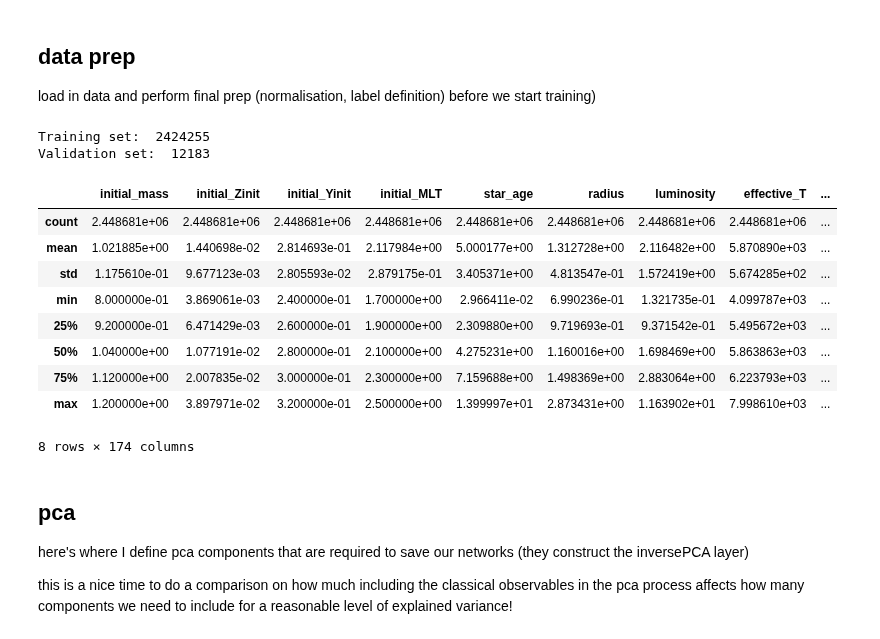
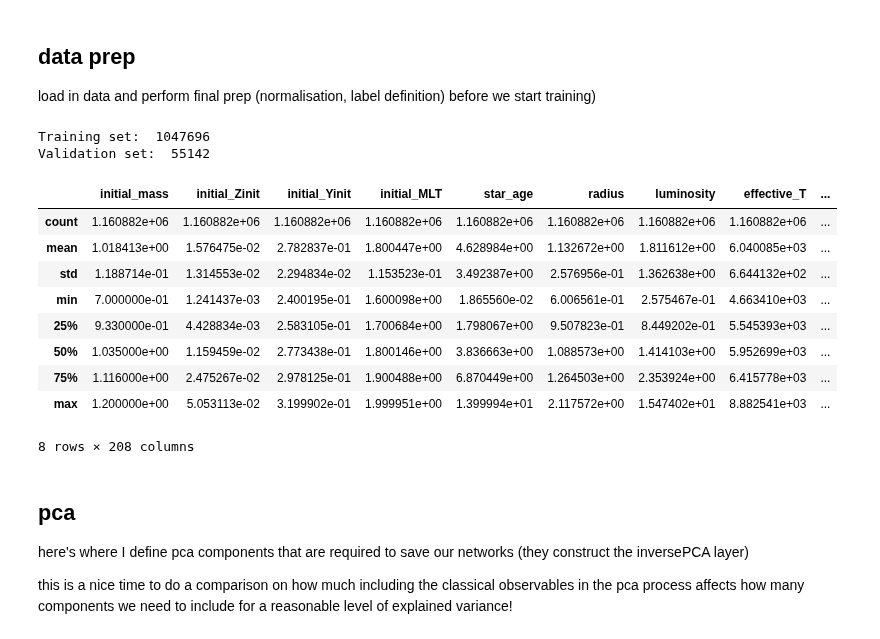
Before and after one commit to ojscutt/pitchfork, a Jupyter notebook: 2_train_gpu0.ipynb, the cells around one changed output. Drawn from its saved outputs; the diff is of its cells as text; code cells hidden in the pictures.

```diff
--- a/2_train_gpu0.ipynb
+++ b/2_train_gpu0.ipynb
@@ -48,53 +41,42 @@ Current GPU usage:
 ## data prep
 load in data and perform final prep (normalisation, label definition) before we start training)
 # %%
-#### path definition
-path = Path(os.getcwd())
-path = path.relative_to(*path.parts[:4])
-
-#### load in grid
-#df_full = pd.read_hdf('/home/oxs235/datastorage/repos_data/' + str(path) + '/data/df_all_log.h5', key='df')
-df_full = pd.read_hdf('/home/oxs235/datastorage/repos_data/ojscutt/pitchfork/data/df_all_log.h5', key='df')
-
-#### normalise/standardise
-for column in df_full.columns:
-    df_full[column+"_std"] = (df_full[column]-df_full[column].mean())/df_full[column].std()
-
+df_full = pd.read_hdf('/home/oxs235/datastorage/repos_data/ojscutt/pitchfork/data/barbie_nu.h5', key='df')
 
 #### define inputs
-inputs = ['initial_mass_std', 'initial_Zinit_std', 'initial_Yinit_std', 'initial_MLT_std', 'log_star_age_std']
+inputs = ['log_initial_mass_std', 'log_initial_Zinit_std', 'log_initial_Yinit_std', 'log_initial_MLT_std', 'log_star_age_std']
 
 #### define outputs
-classical_outputs = ['log_radius_std', 'log_luminosity_std', 'star_feh_std']
-astero_outputs = [f'log_nu_0_{i+1}_std' for i in range(3,40)]
+classical_outputs = ['log_radius_std', 'log_luminosity_std', 'log_surface_Z_std']
+astero_outputs = [f'log_nu_0_{i+1}_std' for i in range(14,25)]
 
 outputs = classical_outputs+astero_outputs
 
 #### train/test split
 seed = 42
 
-df_train = df_full.sample(frac=0.995, random_state=seed)
+df_train = df_full.sample(frac=0.95, random_state=seed)
 
-df_train_inputs, df_val_inputs, df_train_outputs, df_val_outputs = sklearn.model_selection.train_test_split(df_train[inputs],df_train[outputs], test_size = 0.005, random_state=seed)
+df_train_inputs, df_val_inputs, df_train_outputs, df_val_outputs = sklearn.model_selection.train_test_split(df_train[inputs],df_train[outputs], test_size = 0.05, random_state=seed)
 
 print("Training set: ", len(df_train_inputs))
 print("Validation set: ", len(df_val_inputs))
 
 #### can't have too many describes
 df_full.describe()
 # %% [output]
-Training set:  2424255
-Validation set:  12183
+Training set:  1047696
+Validation set:  55142
 |  | initial_mass | initial_Zinit | initial_Yinit | initial_MLT | star_age | radius | luminosity | effective_T | ... |
-| count | 2.448681e+06 | 2.448681e+06 | 2.448681e+06 | 2.448681e+06 | 2.448681e+06 | 2.448681e+06 | 2.448681e+06 | 2.448681e+06 | ... |
-| mean | 1.021885e+00 | 1.440698e-02 | 2.814693e-01 | 2.117984e+00 | 5.000177e+00 | 1.312728e+00 | 2.116482e+00 | 5.870890e+03 | ... |
-| std | 1.175610e-01 | 9.677123e-03 | 2.805593e-02 | 2.879175e-01 | 3.405371e+00 | 4.813547e-01 | 1.572419e+00 | 5.674285e+02 | ... |
-| min | 8.000000e-01 | 3.869061e-03 | 2.400000e-01 | 1.700000e+00 | 2.966411e-02 | 6.990236e-01 | 1.321735e-01 | 4.099787e+03 | ... |
-| 25% | 9.200000e-01 | 6.471429e-03 | 2.600000e-01 | 1.900000e+00 | 2.309880e+00 | 9.719693e-01 | 9.371542e-01 | 5.495672e+03 | ... |
-| 50% | 1.040000e+00 | 1.077191e-02 | 2.800000e-01 | 2.100000e+00 | 4.275231e+00 | 1.160016e+00 | 1.698469e+00 | 5.863863e+03 | ... |
-| 75% | 1.120000e+00 | 2.007835e-02 | 3.000000e-01 | 2.300000e+00 | 7.159688e+00 | 1.498369e+00 | 2.883064e+00 | 6.223793e+03 | ... |
-| max | 1.200000e+00 | 3.897971e-02 | 3.200000e-01 | 2.500000e+00 | 1.399997e+01 | 2.873431e+00 | 1.163902e+01 | 7.998610e+03 | ... |
+| count | 1.160882e+06 | 1.160882e+06 | 1.160882e+06 | 1.160882e+06 | 1.160882e+06 | 1.160882e+06 | 1.160882e+06 | 1.160882e+06 | ... |
+| mean | 1.018413e+00 | 1.576475e-02 | 2.782837e-01 | 1.800447e+00 | 4.628984e+00 | 1.132672e+00 | 1.811612e+00 | 6.040085e+03 | ... |
+| std | 1.188714e-01 | 1.314553e-02 | 2.294834e-02 | 1.153523e-01 | 3.492387e+00 | 2.576956e-01 | 1.362638e+00 | 6.644132e+02 | ... |
+| min | 7.000000e-01 | 1.241437e-03 | 2.400195e-01 | 1.600098e+00 | 1.865560e-02 | 6.006561e-01 | 2.575467e-01 | 4.663410e+03 | ... |
+| 25% | 9.330000e-01 | 4.428834e-03 | 2.583105e-01 | 1.700684e+00 | 1.798067e+00 | 9.507823e-01 | 8.449202e-01 | 5.545393e+03 | ... |
+| 50% | 1.035000e+00 | 1.159459e-02 | 2.773438e-01 | 1.800146e+00 | 3.836663e+00 | 1.088573e+00 | 1.414103e+00 | 5.952699e+03 | ... |
+| 75% | 1.116000e+00 | 2.475267e-02 | 2.978125e-01 | 1.900488e+00 | 6.870449e+00 | 1.264503e+00 | 2.353924e+00 | 6.415778e+03 | ... |
+| max | 1.200000e+00 | 5.053113e-02 | 3.199902e-01 | 1.999951e+00 | 1.399994e+01 | 2.117572e+00 | 1.547402e+01 | 8.882541e+03 | ... |
-8 rows × 174 columns
+8 rows × 208 columns
 # %% [markdown]
 ## pca
 here's where I define pca components that are required to save our networks (they construct the inversePCA layer)
```
Also changed, not shown: parts of 5 cells of this notebook, 3 other files.
